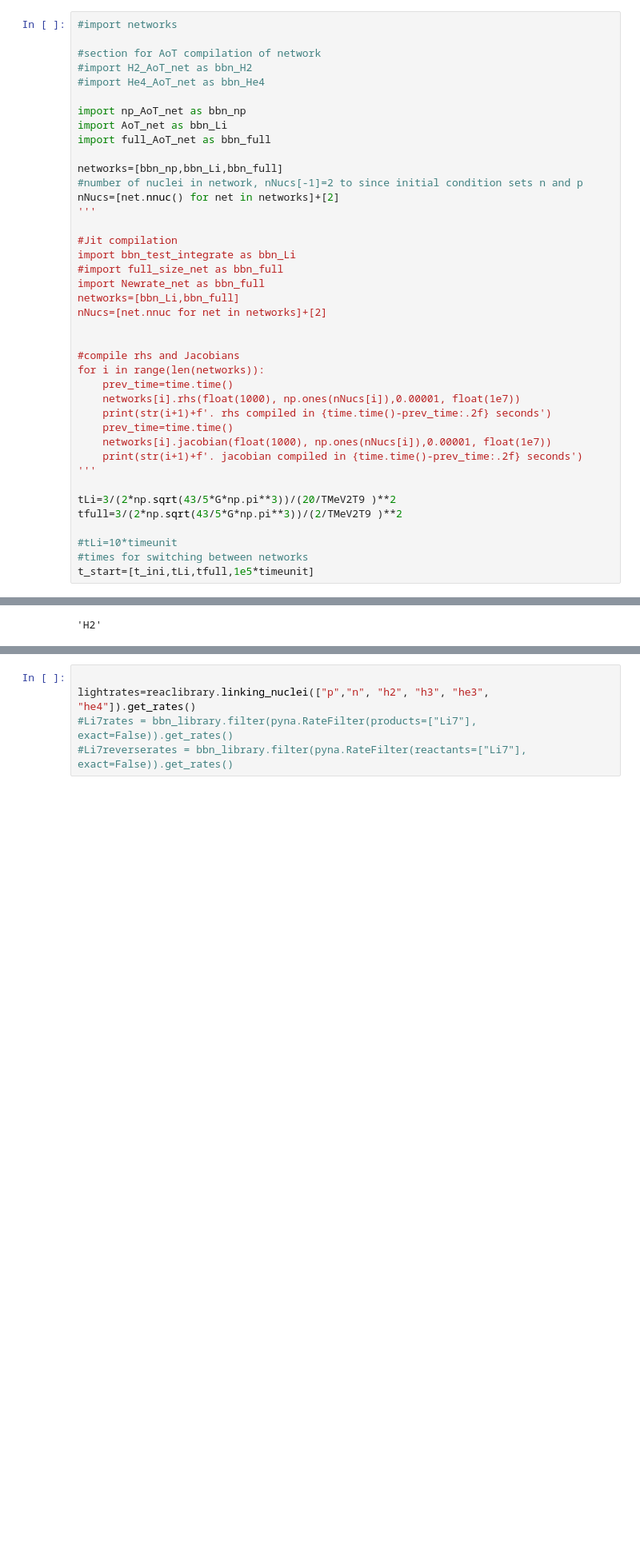
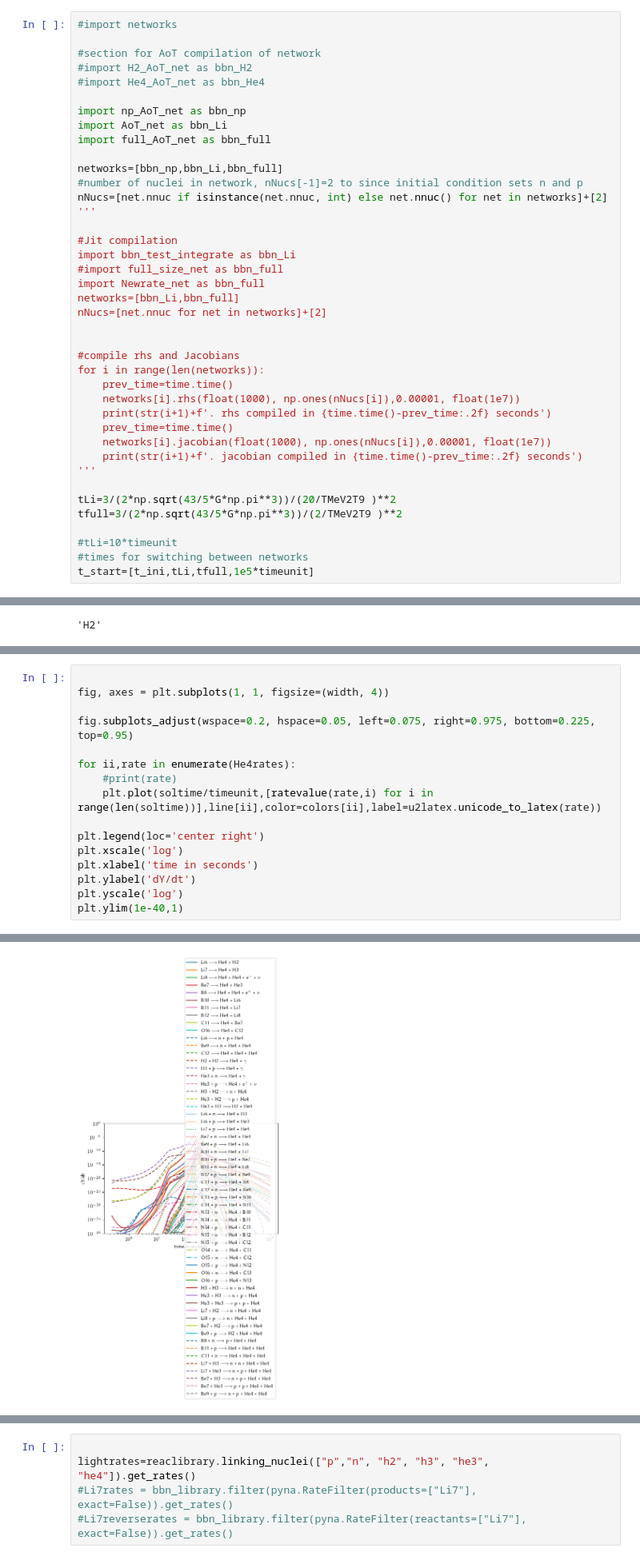
Before and after one commit to hansbdein/Speciale, a Jupyter notebook: CacheBackground.ipynb, the cells around one changed output, grey strips where cells are left out. Shown at 80% size. Cells and saved outputs as stored; diff of their text form; blank space fills up the shorter version.

```diff
--- a/CacheBackground.ipynb
+++ b/CacheBackground.ipynb
@@ -285,7 +285,7 @@ import full_AoT_net as bbn_full
 
 networks=[bbn_np,bbn_Li,bbn_full]
 #number of nuclei in network, nNucs[-1]=2 to since initial condition sets n and p
-nNucs=[net.nnuc() for net in networks]+[2]
+nNucs=[net.nnuc if isinstance(net.nnuc, int) else net.nnuc() for net in networks]+[2]
 '''
 
 #Jit compilation
@@ -1186,0 +1184,17 @@ plt.ylim(1e-40,0.002)
+# %%
+
+fig, axes = plt.subplots(1, 1, figsize=(width, 4))
+
+fig.subplots_adjust(wspace=0.2, hspace=0.05, left=0.075, right=0.975, bottom=0.225, top=0.95)
+
+for ii,rate in enumerate(He4rates):
+    #print(rate)
+    plt.plot(soltime/timeunit,[ratevalue(rate,i) for i in range(len(soltime))],line[ii],color=colors[ii],label=u2latex.unicode_to_latex(rate))
+
+plt.legend(loc='center right')
+plt.xscale('log')
+plt.xlabel('time in seconds')
+plt.ylabel('dY/dt')
+plt.yscale('log')
+plt.ylim(1e-40,1)
+# %% [output]
@@ -1187,3 +1202,4 @@ plt.ylim(1e-40,0.002)
+[figure, added]
 # %%
 def ratevalue10(rate,i):
     Tpeak=T_cache(soltime[i])*TMeV2T9*1e9
```
Also changed, not shown: parts of 2 cells of this notebook, 25 other files.
